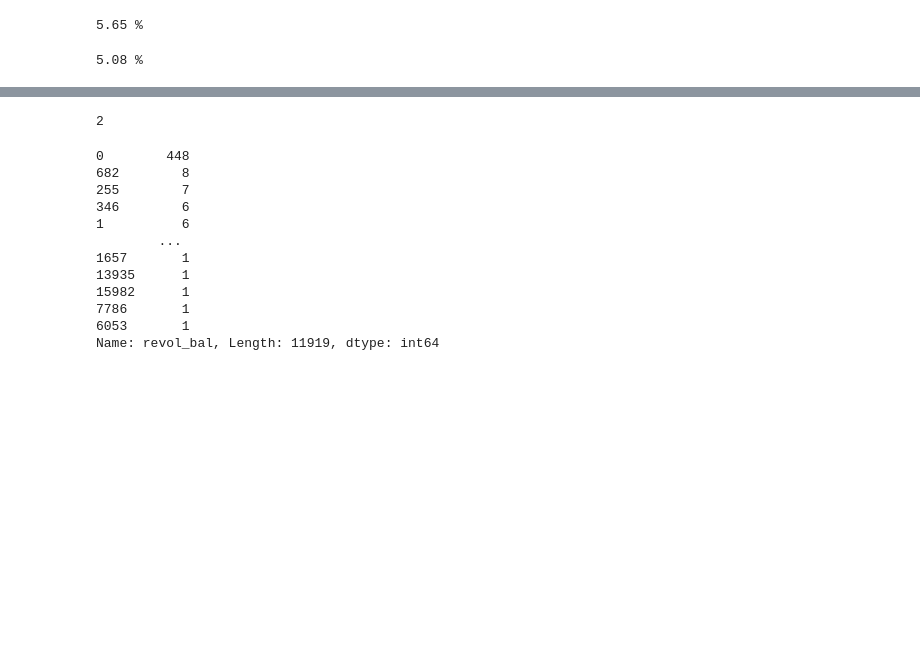
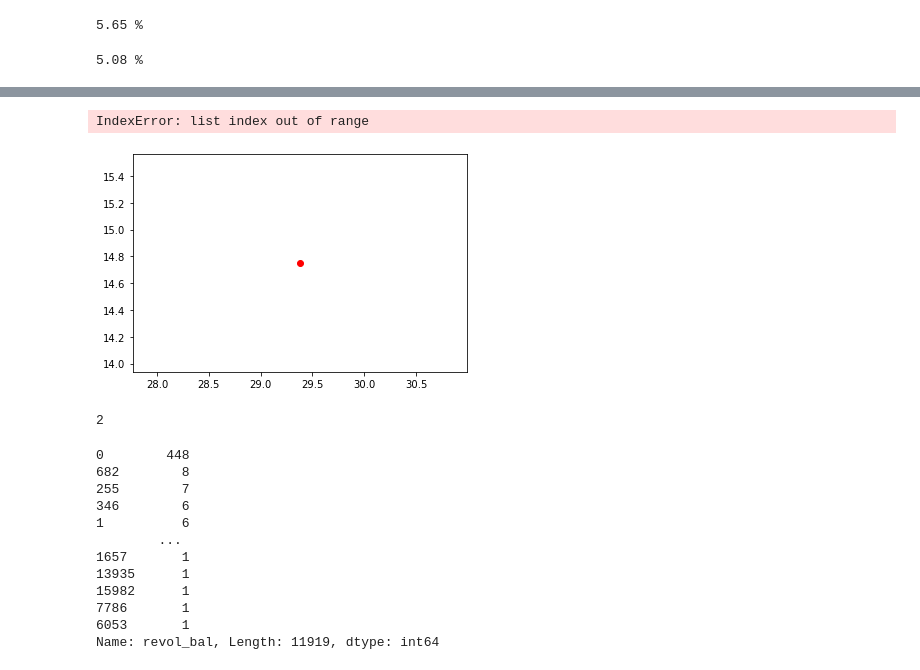
Before and after one commit to amit-chopra/LendingClubCaseStudy, a Jupyter notebook: Group_Facilitator_Name.ipynb, the cells around one changed output, grey strips where cells are left out. Drawn from its saved outputs; the diff is of its cells as text; code cells hidden in the pictures; blank space fills up the shorter version.

```diff
--- a/Group_Facilitator_Name.ipynb
+++ b/Group_Facilitator_Name.ipynb
@@ -467,3 +467,7 @@ print(round(df['installment'].mean()*12/df['annual_inc'].mean()*100,2), '%')
 print(round(df_src_verfd['installment'].mean()*12/df_src_verfd['annual_inc'].mean()*100,2), '%')
 # %% [output]
 5.08 %
+# %%
+high_dti_loan_amnt_to_income_ratio =round(df_high_dti_high_loan['loan_amnt'].mean()/df_high_dti_high_loan['annual_inc'].mean()*100,2)
+# %%
+src_vrfd_loan_amnt_to_income_ratio = round(df_src_verfd['loan_amnt'].mean()/df_src_verfd['annual_inc'].mean()*100,2)
@@ -470,3 +516,24 @@ print(round(df_src_verfd['installment'].mean()*12/df_src_verfd['annual_inc'].mea
+# %%
+import matplotlib.pyplot as plt
+
+x= [high_dti_loan_amnt_to_income_ratio]
+y= [src_vrfd_loan_amnt_to_income_ratio]
+
+plt.plot(x,y, 'ro')
+
+def connectpoints(x,y,p1,p2):
+    x1, x2 = x[p1], x[p2]
+    y1, y2 = y[p1], y[p2]
+    plt.plot([x1,x2],[y1,y2],'k-')
+
+connectpoints(x,y,12,40)
+#connectpoints(x,y,2,3)
+
+plt.axis('equal')
+plt.show()
+# %% [output]
+IndexError: list index out of range
+[figure, added]
 # %%
 df_not_verfd['total_acc'].min()
 # %% [output]
```
Also changed, not shown: parts of 8 cells of this notebook.
